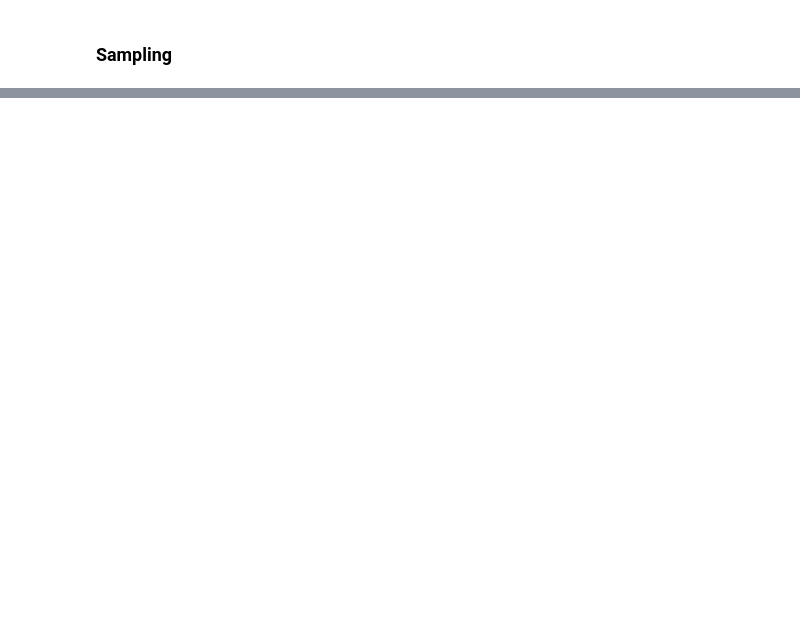
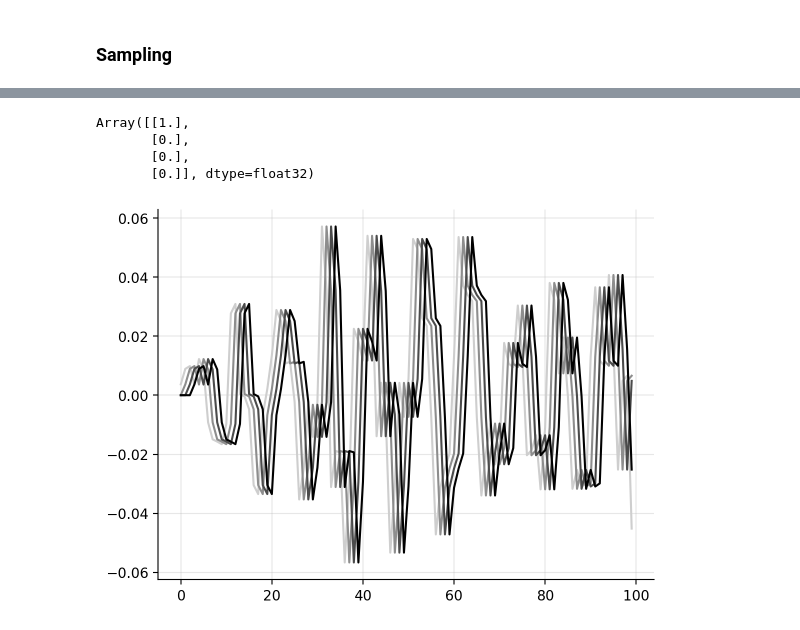
Before and after one commit to gerdm/misc, a Jupyter notebook: 2024-10/arma-ssm.ipynb, the cells around one changed output, grey strips where cells are left out. Drawn from its saved outputs; the diff is of its cells as text; code cells hidden in the pictures; blank space fills up the shorter version.

```diff
--- a/2024-10/arma-ssm.ipynb
+++ b/2024-10/arma-ssm.ipynb
@@ -110,0 +180,30 @@ plt.plot(hist["y"])
+# %%
+Far = jnp.r_[
+    B,
+    jnp.eye(r)
+]
+Far = Far[:-1, :]
+# %%
+Tr = jnp.zeros((r,1)).at[0].set(1)
+Tr
+# %% [output]
+Array([[1.],
+       [0.],
+       [0.],
+       [0.]], dtype=float32)
+# %%
+step_ar = partial(step, F=Far, H=B, T=Tr)
+# %%
+w0 = 0.1 ** 2 # measurement noise
+z0 = jnp.zeros((r,1))
+
+keys = jax.random.split(key, n_samples)
+_, hist = jax.lax.scan(step_ar, z0, keys)
+hist = jax.tree.map(jnp.squeeze, hist)
+# %%
+colors = plt.cm.Greys(jnp.linspace(0.3, 1, r))
+for i, color in enumerate(colors):
+    plt.plot(hist["z"][:, i], color=color)
+plt.grid(alpha=0.3)
+# %% [output]
+[figure, added]
```
Also changed, not shown: parts of 25 cells of this notebook.
